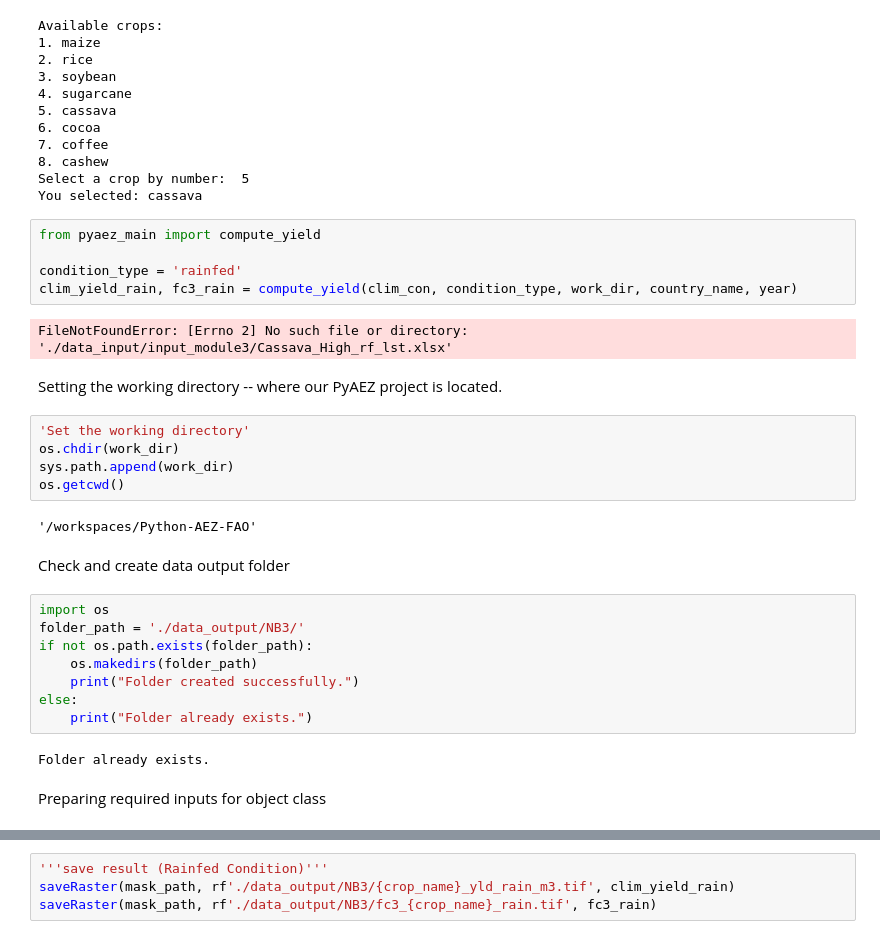
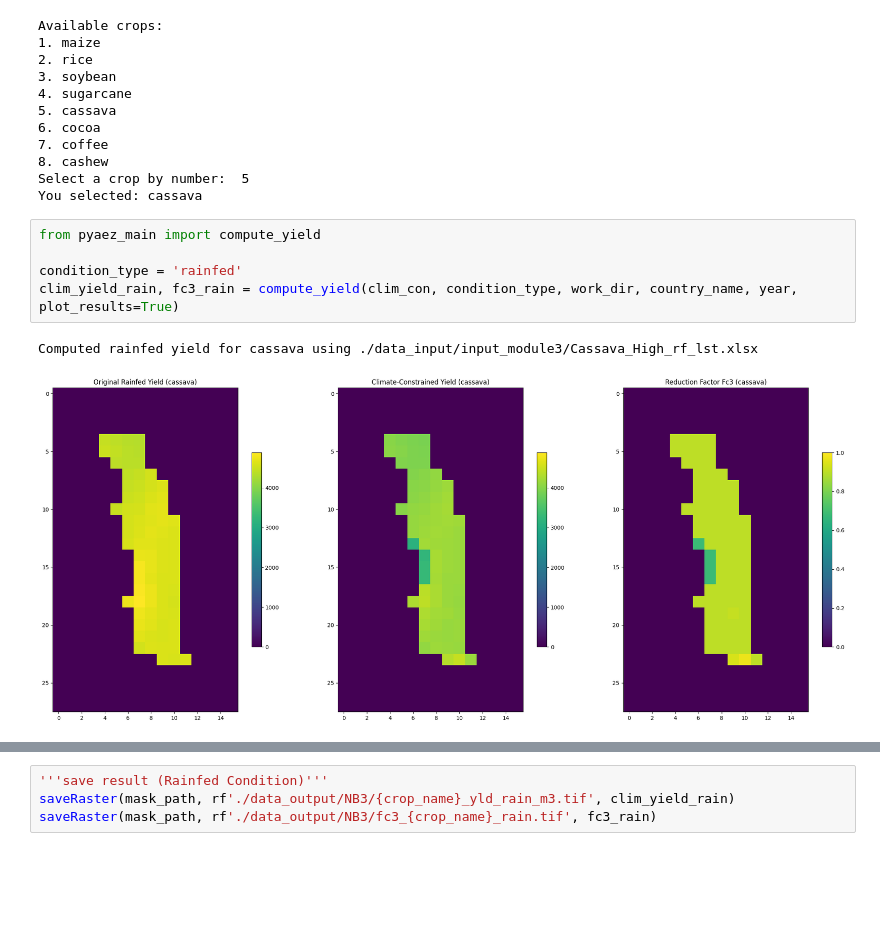
Before and after one commit to un-fao/pyaez, a Jupyter notebook: tutorials/NB3_ClimaticConstraints.ipynb, the cells around one changed output, grey strips where cells are left out. Cells and saved outputs as stored; diff of their text form; blank space fills up the shorter version.

```diff
--- a/tutorials/NB3_ClimaticConstraints.ipynb
+++ b/tutorials/NB3_ClimaticConstraints.ipynb
@@ -62,30 +62,8 @@ You selected: cassava
 # %%
 from pyaez_main import compute_yield
 
 condition_type = 'rainfed'
-clim_yield_rain, fc3_rain = compute_yield(clim_con, condition_type, work_dir, country_name, year)
+clim_yield_rain, fc3_rain = compute_yield(clim_con, condition_type, work_dir, country_name, year, plot_results=True)
 # %% [output]
-FileNotFoundError: [Errno 2] No such file or directory: './data_input/input_module3/Cassava_High_rf_lst.xlsx'
+Computed rainfed yield for cassava using ./data_input/input_module3/Cassava_High_rf_lst.xlsx
+[figure, added]
-# %% [markdown]
-Setting the working directory -- where our PyAEZ project is located.
-# %%
-'Set the working directory'
-os.chdir(work_dir)
-sys.path.append(work_dir)
-os.getcwd()
-# %% [output]
-'/workspaces/Python-AEZ-FAO'
-# %% [markdown]
-Check and create data output folder
-# %%
-import os
-folder_path = './data_output/NB3/'
-if not os.path.exists(folder_path):
-    os.makedirs(folder_path)
-    print("Folder created successfully.")
-else:
-    print("Folder already exists.")
-# %% [output]
-Folder already exists.
-# %% [markdown]
-Preparing required inputs for object class
```
Also changed, not shown: parts of 24 cells of this notebook, 2 other files.
